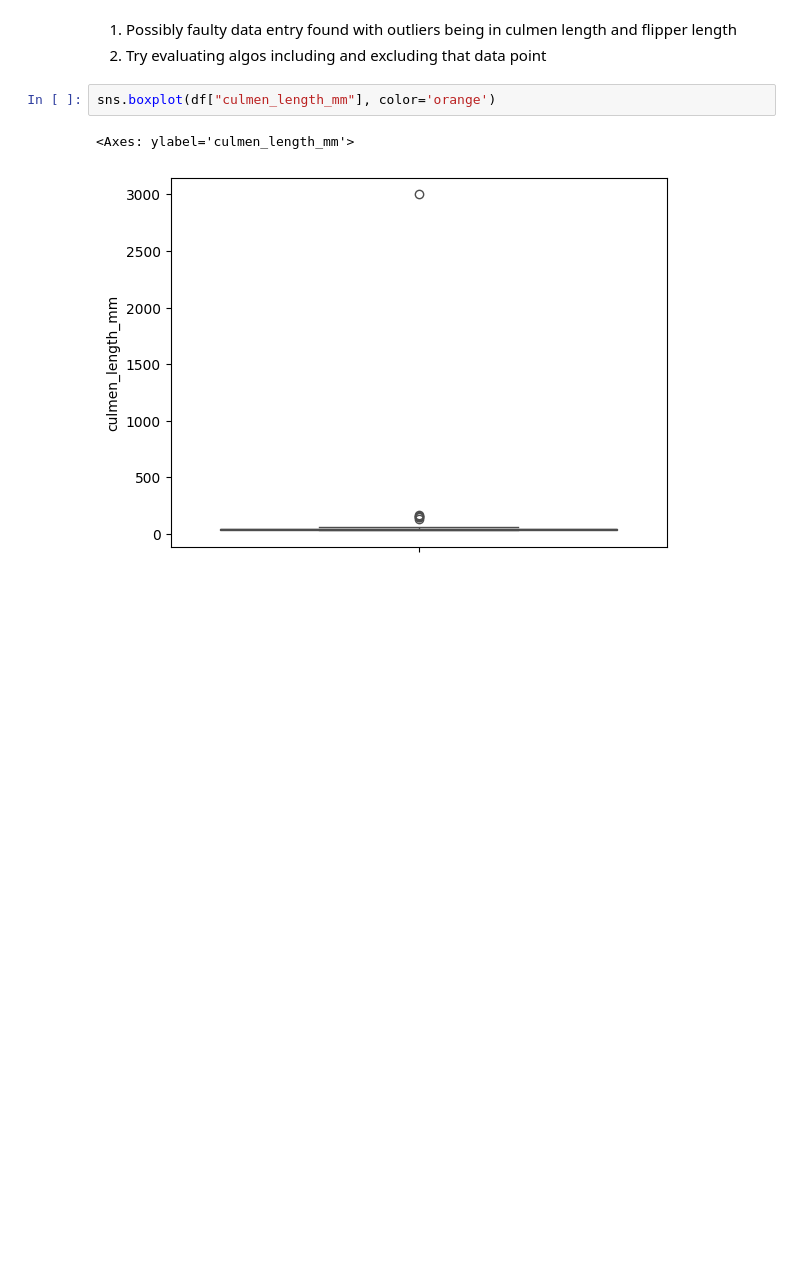
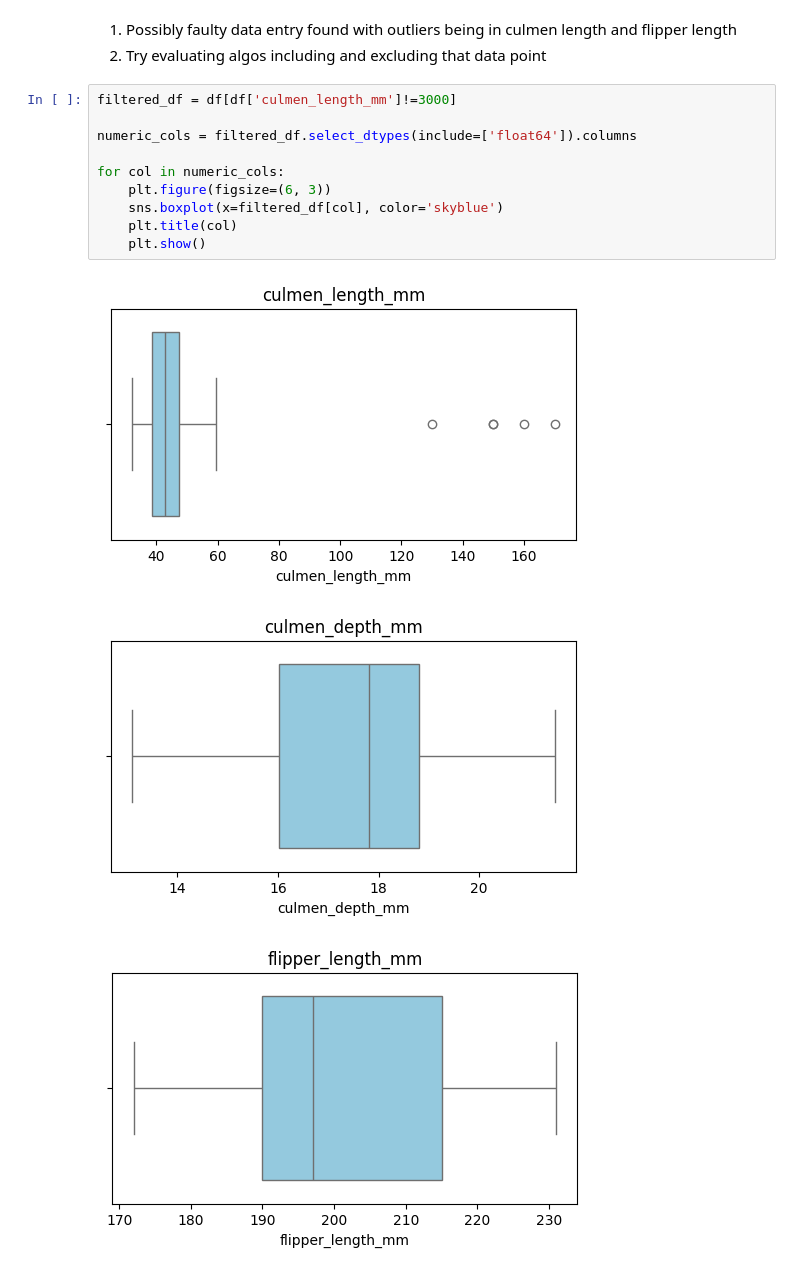
Before and after one commit to dxk0278/penguins, a Jupyter notebook: model.ipynb, the cells around one changed output. Saved outputs shown, nothing was run; the diff lists cells and outputs as text; blank space fills up the shorter version.

```diff
--- a/model.ipynb
+++ b/model.ipynb
@@ -62,8 +79,17 @@ for col in numeric_cols:
 # %% [markdown]
 1. Possibly faulty data entry found with outliers being in culmen length and flipper length
 2. Try evaluating algos including and excluding that data point
-# %%
-sns.boxplot(df["culmen_length_mm"], color='orange')
-# %% [output]
-<Axes: ylabel='culmen_length_mm'>
-[figure, removed]
+# %%
+filtered_df = df[df['culmen_length_mm']!=3000]
+
+numeric_cols = filtered_df.select_dtypes(include=['float64']).columns
+
+for col in numeric_cols:
+    plt.figure(figsize=(6, 3))
+    sns.boxplot(x=filtered_df[col], color='skyblue')
+    plt.title(col)
+    plt.show()
+# %% [output]
+[figure, added]
+[figure, added]
+[figure, added]
```
Also changed, not shown: parts of 3 cells of this notebook.
